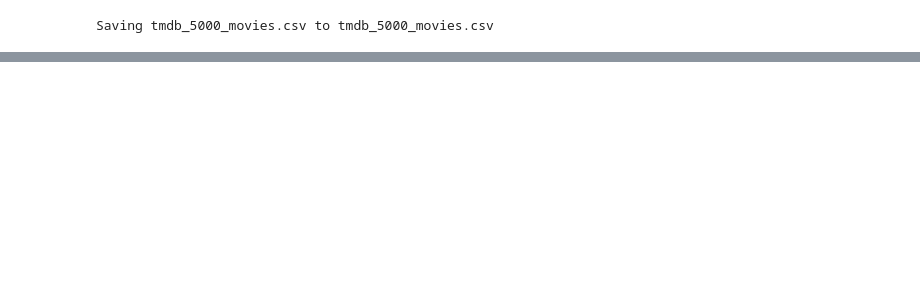
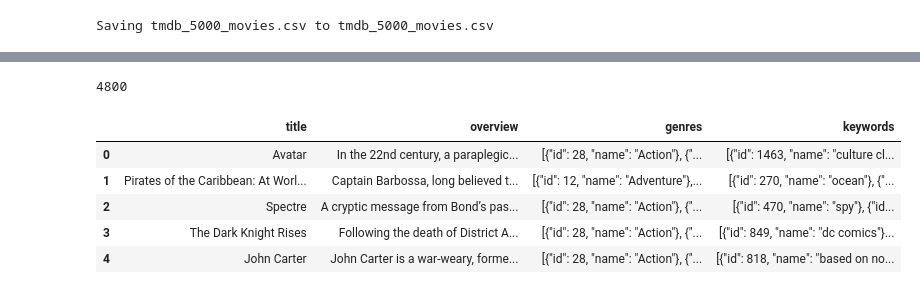
Before and after one commit to aiswaryalakshmi323/python-dice, a Jupyter notebook: chapter_appendix-tools-for-deep-learning/jupyter.ipynb, the cells around one changed output, grey strips where cells are left out. Saved outputs shown, nothing was run; the diff lists cells and outputs as text; code cells hidden in the pictures; blank space fills up the shorter version.

```diff
--- a/chapter_appendix-tools-for-deep-learning/jupyter.ipynb
+++ b/chapter_appendix-tools-for-deep-learning/jupyter.ipynb
@@ -39,0 +130,14 @@ movies.head()
+# %%
+common_titles = set(movies["title"]).intersection(set(credits["title"]))
+print(len(common_titles))  # How many titles match exactly
+# %% [output]
+4800
+# %%
+movies.head()
+# %% [output]
+|  | title | overview | genres | keywords |
+| 0 | Avatar | In the 22nd century, a paraplegic... | [{"id": 28, "name": "Action"}, {"... | [{"id": 1463, "name": "culture cl... |
+| 1 | Pirates of the Caribbean: At Worl... | Captain Barbossa, long believed t... | [{"id": 12, "name": "Adventure"},... | [{"id": 270, "name": "ocean"}, {"... |
+| 2 | Spectre | A cryptic message from Bond’s pas... | [{"id": 28, "name": "Action"}, {"... | [{"id": 470, "name": "spy"}, {"id... |
+| 3 | The Dark Knight Rises | Following the death of District A... | [{"id": 28, "name": "Action"}, {"... | [{"id": 849, "name": "dc comics"}... |
+| 4 | John Carter | John Carter is a war-weary, forme... | [{"id": 28, "name": "Action"}, {"... | [{"id": 818, "name": "based on no... |
```
Also changed, not shown: parts of 11 cells of this notebook.
